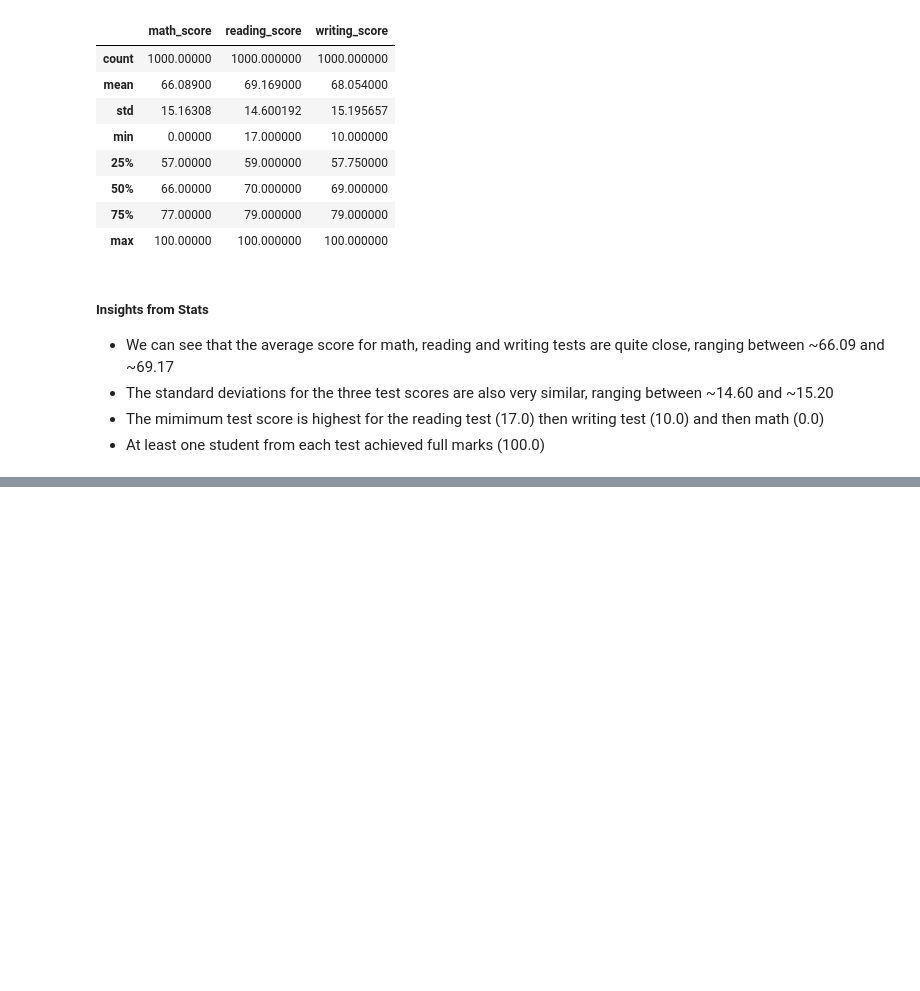
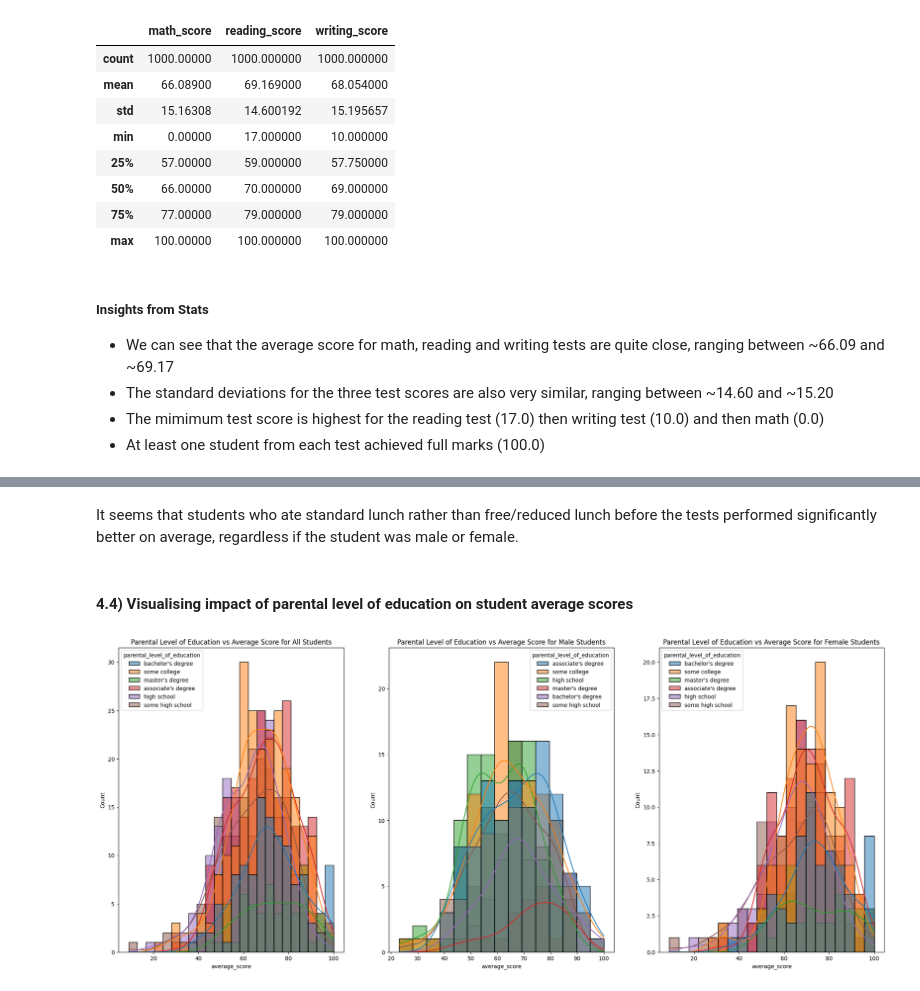
Before and after one commit to AmmanSajid1/End-to-End-ML-Project-Student-Performance, a Jupyter notebook: notebook/EDA STUDENT PERFORMANCE.ipynb, the cells around one changed output, grey strips where cells are left out. Saved outputs shown, nothing was run; the diff lists cells and outputs as text; code cells hidden in the pictures; blank space fills up the shorter version.

```diff
--- a/notebook/EDA STUDENT PERFORMANCE.ipynb
+++ b/notebook/EDA STUDENT PERFORMANCE.ipynb
@@ -152,0 +306,18 @@ df.describe()
+# %% [markdown]
+It seems that students who ate standard lunch rather than free/reduced lunch before the tests performed significantly better on average, regardless if the student was male or female.
+# %% [markdown]
+#### 4.4) Visualising impact of parental level of education on student average scores
+# %%
+plt.subplots(1,3,figsize=(25,10))
+plt.subplot(131)
+ax =sns.histplot(data=df,x='average_score',kde=True,hue='parental_level_of_education')
+plt.title('Parental Level of Education vs Average Score for All Students')
+plt.subplot(132)
+ax =sns.histplot(data=df[df.gender=='male'],x='average_score',kde=True,hue='parental_level_of_education')
+plt.title('Parental Level of Education vs Average Score for Male Students')
+plt.subplot(133)
+ax =sns.histplot(data=df[df.gender=='female'],x='average_score',kde=True,hue='parental_level_of_education')
+plt.title('Parental Level of Education vs Average Score for Female Students')
+plt.show()
+# %% [output]
+[figure, added]
```
Also changed, not shown: parts of 30 cells of this notebook, 6 other files.
